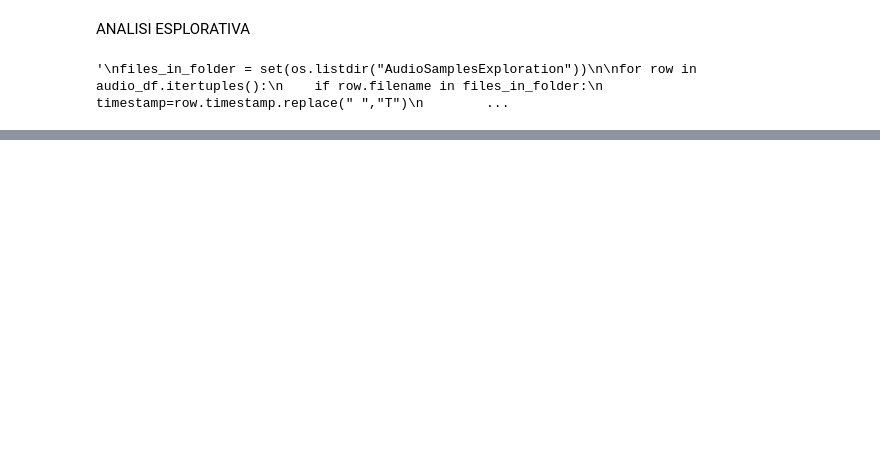
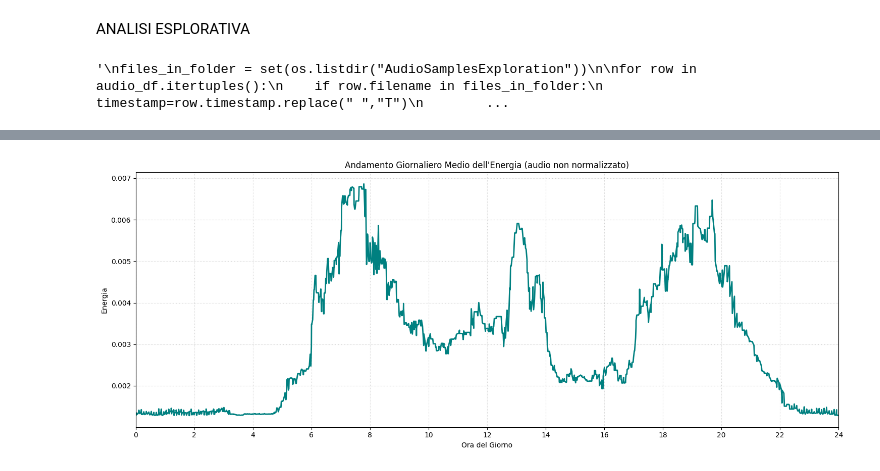
Before and after one commit to christiancioffi/AnalisiAudio, a Jupyter notebook: analisi_esplorativa.ipynb, the cells around one changed output, grey strips where cells are left out. Drawn from its saved outputs; the diff is of its cells as text; code cells hidden in the pictures; blank space fills up the shorter version.

```diff
--- a/analisi_esplorativa.ipynb
+++ b/analisi_esplorativa.ipynb
@@ -228,0 +241,21 @@ plt.show()
+# %%
+# Calcola la mediana mobile per "pulire" la linea
+audio_graphic_df['energy_trend_without_normalized_audio'] = audio_graphic_df['energy_without_normalized_audio'].rolling(window=10, center=True, min_periods=1).median()
+
+plt.figure(figsize=(15, 6))
+
+# Plot della sola linea
+plt.plot(audio_graphic_df['hour_decimal'], audio_graphic_df['energy_trend_without_normalized_audio'], color='teal', linewidth=2)
+
+# Estetica e limiti
+plt.xlim(0, 24)
+plt.xticks(range(0, 25, 2))
+plt.grid(True, linestyle=':', alpha=0.6)
+plt.title('Andamento Giornaliero Medio dell\'Energia (audio non normalizzato)')
+plt.xlabel('Ora del Giorno')
+plt.ylabel('Energia')
+
+plt.tight_layout()
+plt.show()
+# %% [output]
+[figure, added]
```
Also changed, not shown: parts of 10 cells of this notebook.
